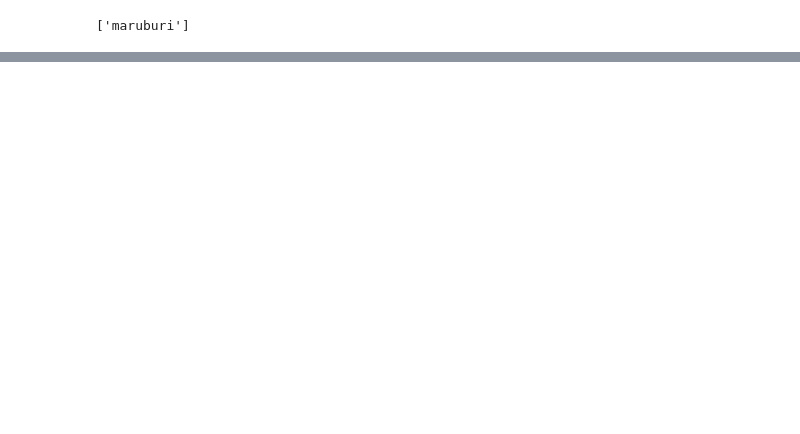
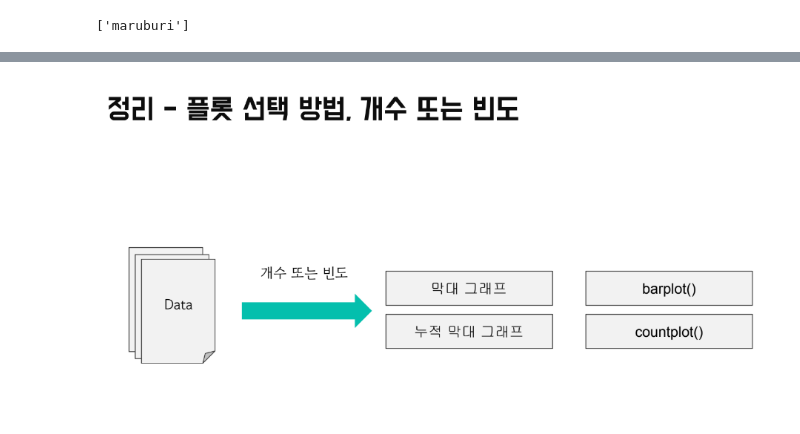
Before and after one commit to jm83-database/python_tutorial, a Jupyter notebook: 2023.03.15_seaborn 예제/01. seaborn 실습1.ipynb, the cells around one changed output, grey strips where cells are left out. Cells and saved outputs as stored; diff of their text form; code cells hidden in the pictures; blank space fills up the shorter version.

```diff
--- a/2023.03.15_seaborn 예제/01. seaborn 실습1.ipynb
+++ b/2023.03.15_seaborn 예제/01. seaborn 실습1.ipynb
@@ -20,0 +30,4 @@ mpl.rc('axes', unicode_minus = False)
+# %%
+Image("C:/python/datas/플롯 선택 방법. 개수 또는 빈도.png")
+# %% [output]
+[figure, added]
```
Also changed, not shown: parts of 101 cells of this notebook, 4 other files.
